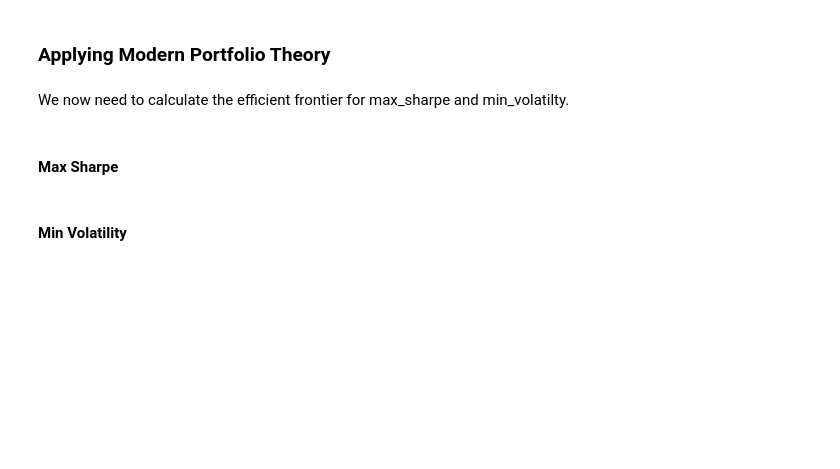
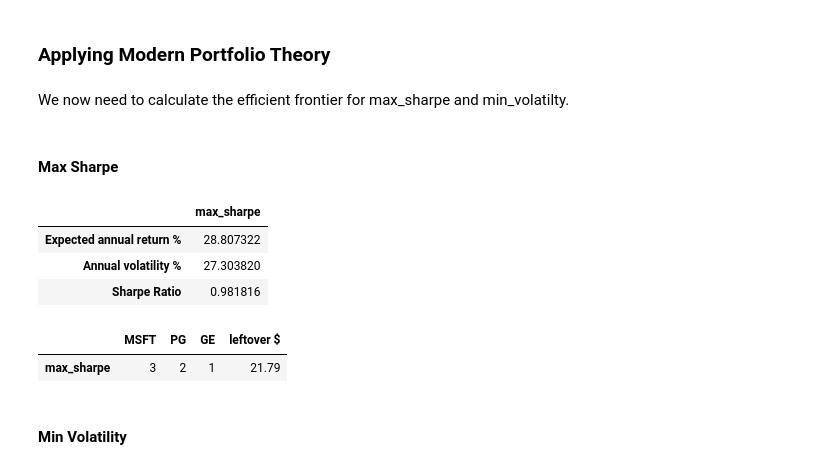
Before and after one commit to rahulakrish/portfolio_builder, a Jupyter notebook: mpt.ipynb, the cells around one changed output. Drawn from its saved outputs; the diff is of its cells as text; code cells hidden in the pictures; blank space fills up the shorter version.

```diff
--- a/mpt.ipynb
+++ b/mpt.ipynb
@@ -618,7 +582,7 @@ from pypfopt.discrete_allocation import DiscreteAllocation, get_latest_prices
 # %% [markdown]
 #### Max Sharpe
 # %%
-def sharpe_allocation(portfolio_df):
+def sharpe_allocation(portfolio_df,sharpe_weights):
   #use latest_prices to get the last row for the latest prices from the df od stock prices
   latest_prices = get_latest_prices(portfolio_df)
 
@@ -1243,2 +1257,17 @@ sharpe_df,sharpe_weights = ef_
+# %%
+#use function to return of forecasts for the portfolio for max sharpe
+sharpe_forecast_df,sharpe_forecast_weights = ef_max_sharpe(forecast_portfolio)
+sharpe_forecast_df
+# %% [output]
+|  | max_sharpe |
+| Expected annual return % | 28.807322 |
+| Annual volatility % | 27.303820 |
+| Sharpe Ratio | 0.981816 |
+# %%
+#use allocation for forecast portfolio
+sharpe_allocation(forecast_portfolio,sharpe_forecast_weights)
+# %% [output]
+|  | MSFT | PG | GE | leftover $ |
+| max_sharpe | 3 | 2 | 1 | 21.79 |
 # %% [markdown]
 #### Min Volatility
```
Also changed, not shown: parts of 22 cells of this notebook.
